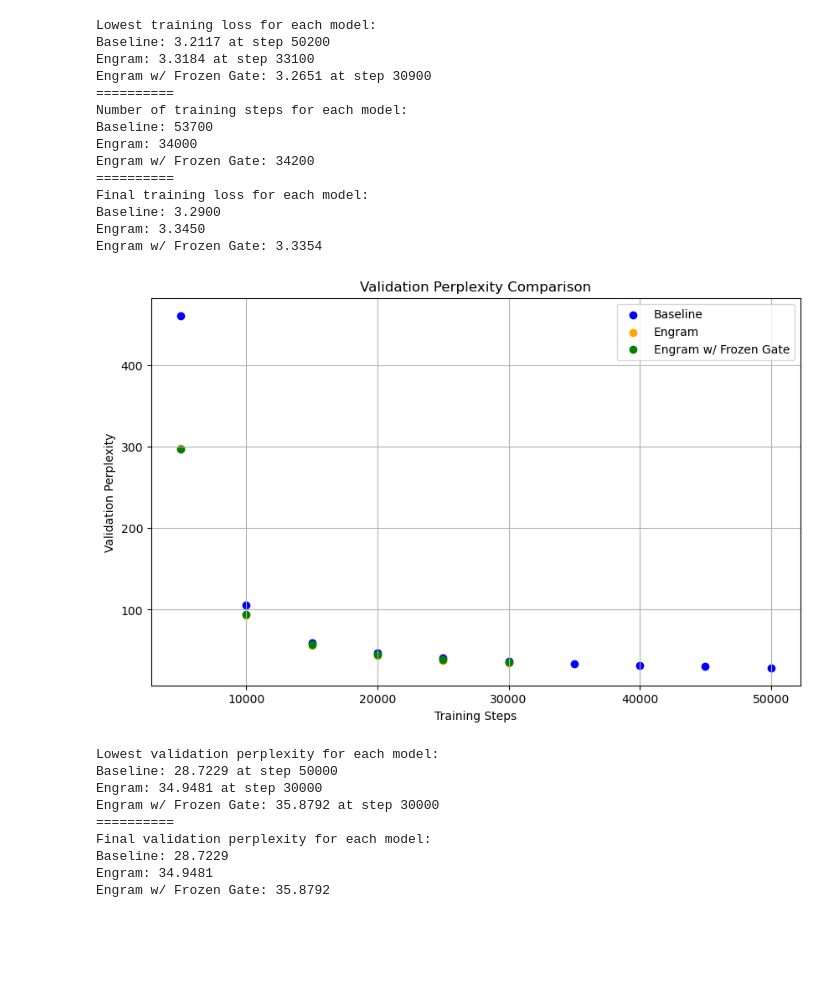
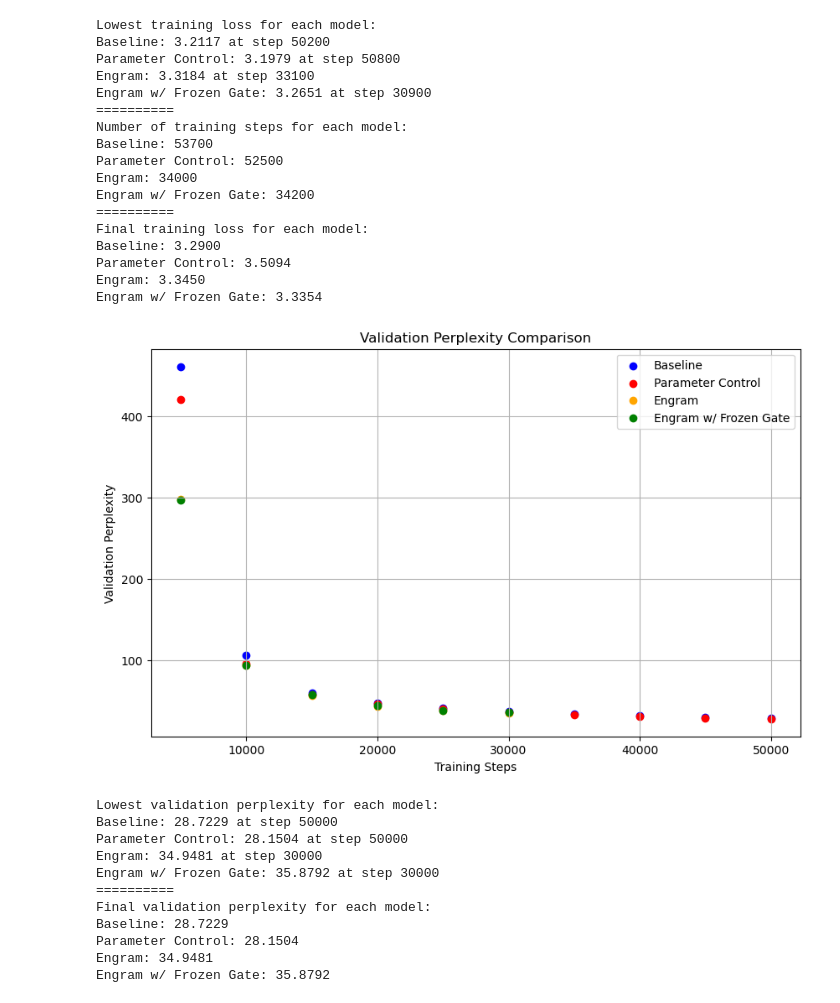
Before and after one commit to koacow/deepseek-engram-lm, a Jupyter notebook: reports/training_comparison.ipynb, the cells around one changed output. Saved outputs shown, nothing was run; the diff lists cells and outputs as text; code cells hidden in the pictures; blank space fills up the shorter version.

```diff
--- a/reports/training_comparison.ipynb
+++ b/reports/training_comparison.ipynb
@@ -5,6 +5,7 @@ import matplotlib.pyplot as plt
 baseline_log = pd.read_csv('../checkpoints/baseline_log.csv')
 engram_log = pd.read_csv('../checkpoints/engram_log.csv')
 engram_frozen_log = pd.read_csv('../checkpoints/engram_frozen_log.csv')
+params_log = pd.read_csv('../checkpoints/params_log.csv')
 # %%
 # Plot the training loss for baseline and engram models
 plt.figure(figsize=(10, 6))
@@ -24,65 +26,76 @@ plt.show()
 # %%
 print("Lowest training loss for each model:")
 print(f"Baseline: {baseline_log['train_loss'].min():.4f} at step {baseline_log['step'][baseline_log['train_loss'].idxmin()]}")
+print(f"Parameter Control: {params_log['train_loss'].min():.4f} at step {params_log['step'][params_log['train_loss'].idxmin()]}")
 print(f"Engram: {engram_log['train_loss'].min():.4f} at step {engram_log['step'][engram_log['train_loss'].idxmin()]}")
 print(f"Engram w/ Frozen Gate: {engram_frozen_log['train_loss'].min():.4f} at step {engram_frozen_log['step'][engram_frozen_log['train_loss'].idxmin()]}")
 print("=" * 10)
 print("Number of training steps for each model:")
 print(f"Baseline: {baseline_log['step'].iloc[-1]}")
+print(f"Parameter Control: {params_log['step'].iloc[-1]}")
 print(f"Engram: {engram_log['step'].iloc[-1]}")
 print(f"Engram w/ Frozen Gate: {engram_frozen_log['step'].iloc[-1]}")
 print("=" * 10)
 print("Final training loss for each model:")
 print(f"Baseline: {baseline_log['train_loss'].iloc[-1]:.4f}")
+print(f"Parameter Control: {params_log['train_loss'].iloc[-1]:.4f}")
 print(f"Engram: {engram_log['train_loss'].iloc[-1]:.4f}")
 print(f"Engram w/ Frozen Gate: {engram_frozen_log['train_loss'].iloc[-1]:.4f}")
 # %% [output]
 Lowest training loss for each model:
 Baseline: 3.2117 at step 50200
+Parameter Control: 3.1979 at step 50800
 Engram: 3.3184 at step 33100
 Engram w/ Frozen Gate: 3.2651 at step 30900
 ==========
 Number of training steps for each model:
 Baseline: 53700
+Parameter Control: 52500
 Engram: 34000
 Engram w/ Frozen Gate: 34200
 ==========
 Final training loss for each model:
 Baseline: 3.2900
+Parameter Control: 3.5094
 Engram: 3.3450
 Engram w/ Frozen Gate: 3.3354
 # %%
 # Plot the validation perplexity for baseline and engram models
 plt.figure(figsize=(10, 6))
 plt.scatter(baseline_log['step'], baseline_log['val_ppl'], label='Baseline', color='blue')
+plt.scatter(params_log['step'], params_log['val_ppl'], label='Parameter Control', color='red')
 plt.scatter(engram_log['step'], engram_log['val_ppl'], label='Engram', color='orange')
 plt.scatter(engram_frozen_log['step'], engram_frozen_log['val_ppl'], label='Engram w/ Frozen Gate', color='green')
 plt.xlabel('Training Steps')
 plt.ylabel('Validation Perplexity')
 plt.title('Validation Perplexity Comparison')
 plt.legend()
 plt.grid()
 plt.savefig('./figs/validation_perplexity_comparison.png')
 plt.show()
 # %% [output]
-[figure, old version]
+[figure, new version]
 # %%
 print("Lowest validation perplexity for each model:")
 print(f"Baseline: {baseline_log['val_ppl'].min():.4f} at step {baseline_log['step'][baseline_log['val_ppl'].idxmin()]}")
+print(f"Parameter Control: {params_log['val_ppl'].min():.4f} at step {params_log['step'][params_log['val_ppl'].idxmin()]}")
 print(f"Engram: {engram_log['val_ppl'].min():.4f} at step {engram_log['step'][engram_log['val_ppl'].idxmin()]}")
 print(f"Engram w/ Frozen Gate: {engram_frozen_log['val_ppl'].min():.4f} at step {engram_frozen_log['step'][engram_frozen_log['val_ppl'].idxmin()]}")
 print("=" * 10)
 print("Final validation perplexity for each model:")
 print(f"Baseline: {baseline_log['val_ppl'].dropna().iloc[-1]:.4f}")
+print(f"Parameter Control: {params_log['val_ppl'].dropna().iloc[-1]:.4f}")
 print(f"Engram: {engram_log['val_ppl'].dropna().iloc[-1]:.4f}")
 print(f"Engram w/ Frozen Gate: {engram_frozen_log['val_ppl'].dropna().iloc[-1]:.4f}")
 # %% [output]
 Lowest validation perplexity for each model:
 Baseline: 28.7229 at step 50000
+Parameter Control: 28.1504 at step 50000
 Engram: 34.9481 at step 30000
 Engram w/ Frozen Gate: 35.8792 at step 30000
 ==========
 Final validation perplexity for each model:
 Baseline: 28.7229
+Parameter Control: 28.1504
 Engram: 34.9481
 Engram w/ Frozen Gate: 35.8792
```
Also changed, not shown: parts of 1 cell of this notebook, 5 other files.
